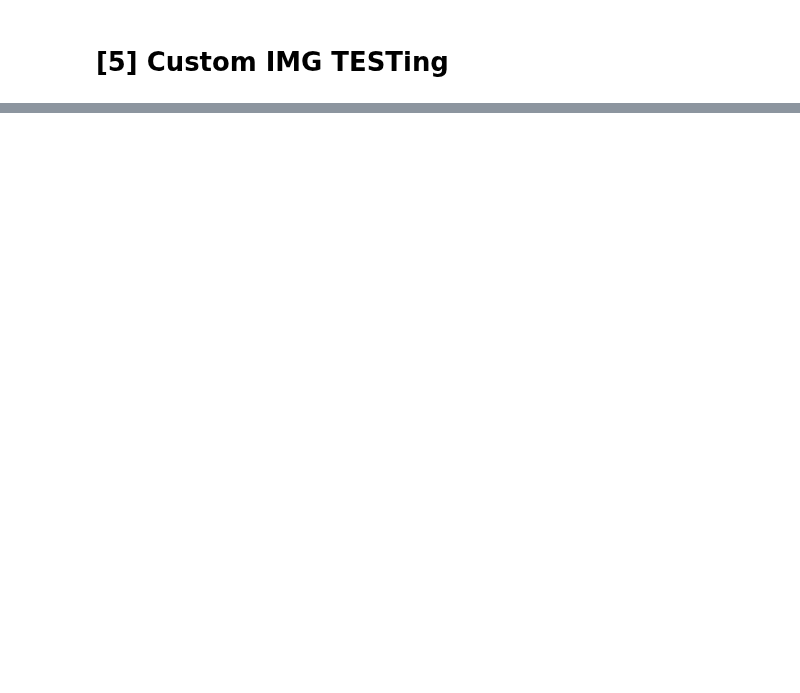
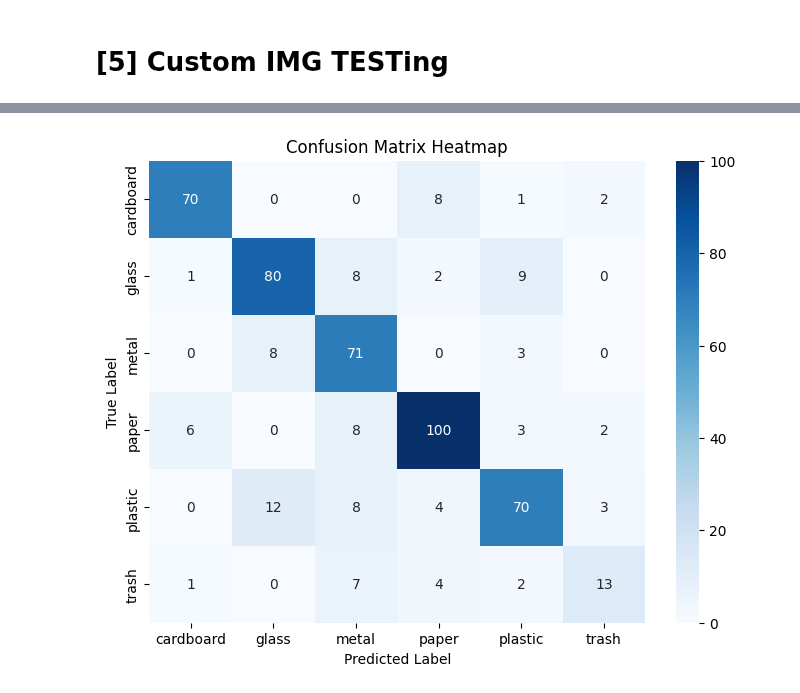
Before and after one commit to Luke-Dev-Tech/Essentials-And-Applications-of-artificial-intelligence, a Jupyter notebook: EAI_(Recycling).ipynb, the cells around one changed output, grey strips where cells are left out. Drawn from its saved outputs; the diff is of its cells as text; code cells hidden in the pictures; blank space fills up the shorter version.

```diff
--- a/EAI_(Recycling).ipynb
+++ b/EAI_(Recycling).ipynb
@@ -538,0 +605,26 @@ pred_and_plot_img(
+# %%
+import numpy as np
+from sklearn.metrics import confusion_matrix, classification_report
+
+model.eval()
+correct = 0
+total = 0
+
+all_preds = []
+all_labels = []
+
+with torch.no_grad():
+    for images, labels in test_dataloader:
+        images, labels = images.to(device), labels.to(device)
+
+        outputs = model(images)
+        _, predicted = torch.max(outputs, 1)
+
+        total += labels.size(0)
+        correct += (predicted == labels).sum().item()
+
+        all_preds.extend(predicted.cpu().numpy())
+        all_labels.extend(labels.cpu().numpy())
+
+accuracy = 100 * correct / total
+print(f"Test Accuracy: {accuracy:.2f}%")
@@ -538,0 +633,3 @@ pred_and_plot_img(
+# %%
+cm = confusion_matrix(all_labels, all_preds)
+print("Confusion Matrix:\n", cm)
@@ -538,0 +644,18 @@ pred_and_plot_img(
+# %%
+import seaborn as sns
+import matplotlib.pyplot as plt
+
+plt.figure(figsize=(8,6))
+sns.heatmap(cm,
+            annot=True,
+            fmt="d",
+            cmap="Blues",
+            xticklabels=class_names,
+            yticklabels=class_names)
+
+plt.xlabel("Predicted Label")
+plt.ylabel("True Label")
+plt.title("Confusion Matrix Heatmap")
+plt.show()
+# %% [output]
+[figure, added]
```
Also changed, not shown: parts of 14 cells of this notebook.
